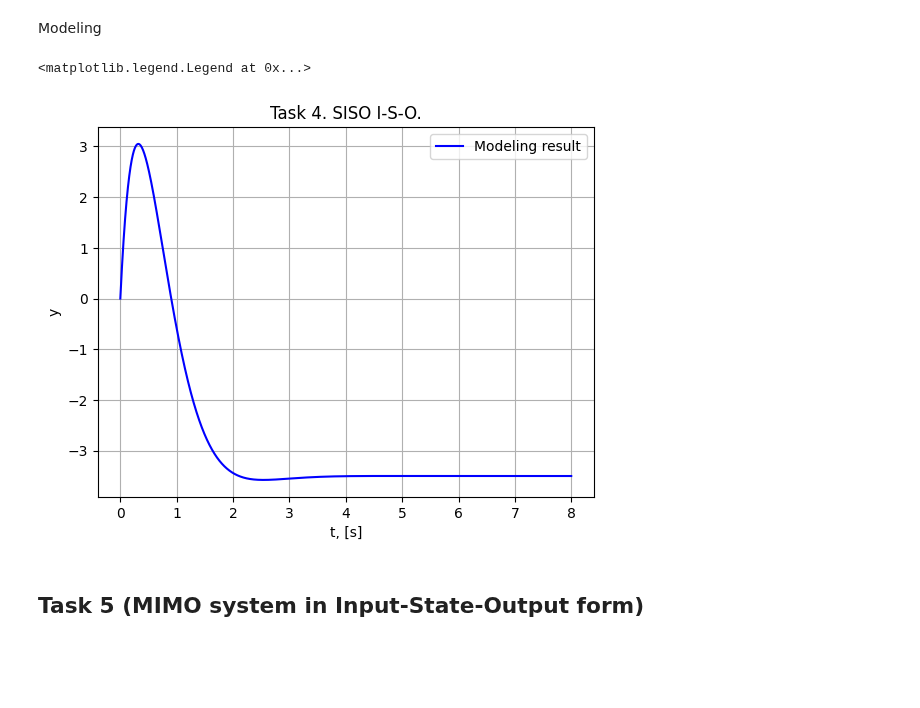
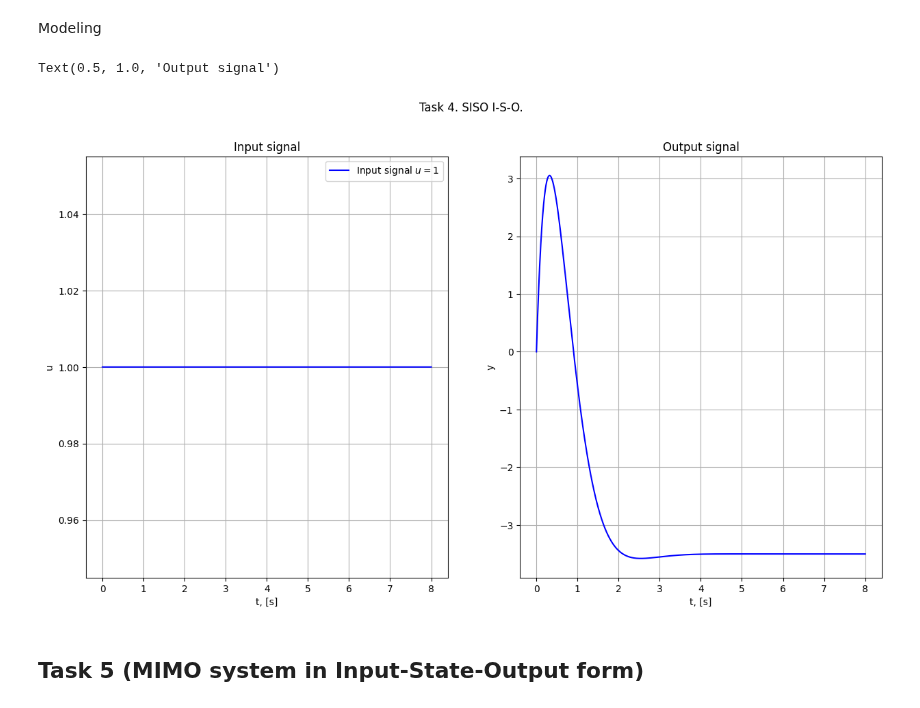
Before and after one commit to diuzhevVlad/control-theory-itmo-2023-2024, a Jupyter notebook: Lab1/Lab1.ipynb, the cells around one changed output. Drawn from its saved outputs; the diff is of its cells as text; code cells hidden in the pictures; blank space fills up the shorter version.

```diff
--- a/Lab1/Lab1.ipynb
+++ b/Lab1/Lab1.ipynb
@@ -211,21 +246,30 @@ u_4 = np.zeros_like(time_4) + 1
 init_state_4 = [0, 0]
 # %% [markdown]
 Modeling
-# %%
-
-y_4 = ctrl.forced_response(
-    state_space_4, U=u_4, X0=init_state_4, T=time_4
-).outputs
-
-plt.plot(time_4, y_4, "b", label="Modeling result")
-plt.title("Task 4. SISO I-S-O.")
-plt.ylabel("y")
-plt.xlabel("t, [s]")
-plt.grid(True)
-plt.legend()
-# %% [output]
-<matplotlib.legend.Legend at 0x...>
-[figure, removed]
+# %%
+
+y_4 = ctrl.forced_response(
+    state_space_4, U=u_4, X0=init_state_4, T=time_4
+).outputs
+
+fig, ax = plt.subplots(1, 2, figsize=(15, 8))
+fig.suptitle("Task 4. SISO I-S-O.")
+
+ax[0].plot(time_4, u_4, "b",label=r"Input signal $u = 1$")
+ax[0].set_ylabel("u")
+ax[0].set_xlabel("t, [s]")
+ax[0].grid(True)
+ax[0].set_title("Input signal")
+ax[0].legend()
+
+ax[1].plot(time_4, y_4, "b")
+ax[1].set_ylabel("y")
+ax[1].set_xlabel("t, [s]")
+ax[1].grid(True)
+ax[1].set_title("Output signal")
+# %% [output]
+Text(0.5, 1.0, 'Output signal')
+[figure, added]
 # %% [markdown]
 ## Task 5 (MIMO system in Input-State-Output form)
 # %% [markdown]
```
Also changed, not shown: parts of 6 cells of this notebook, 11 other files.
